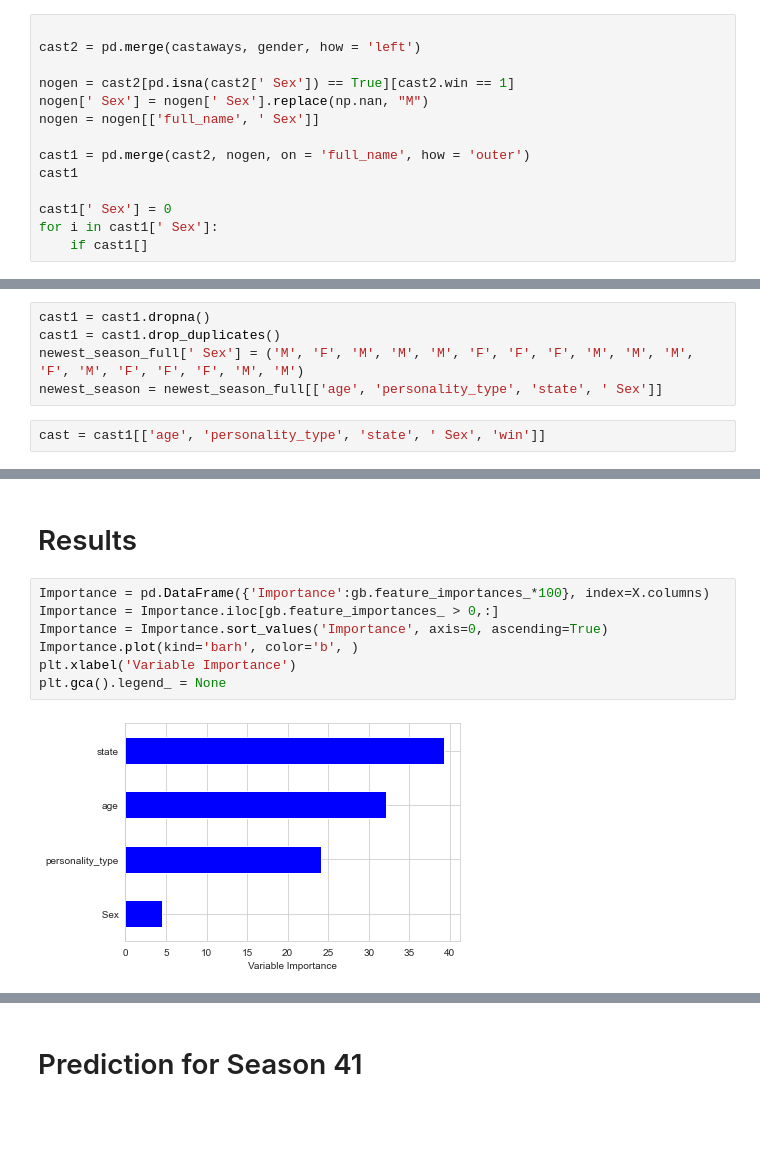
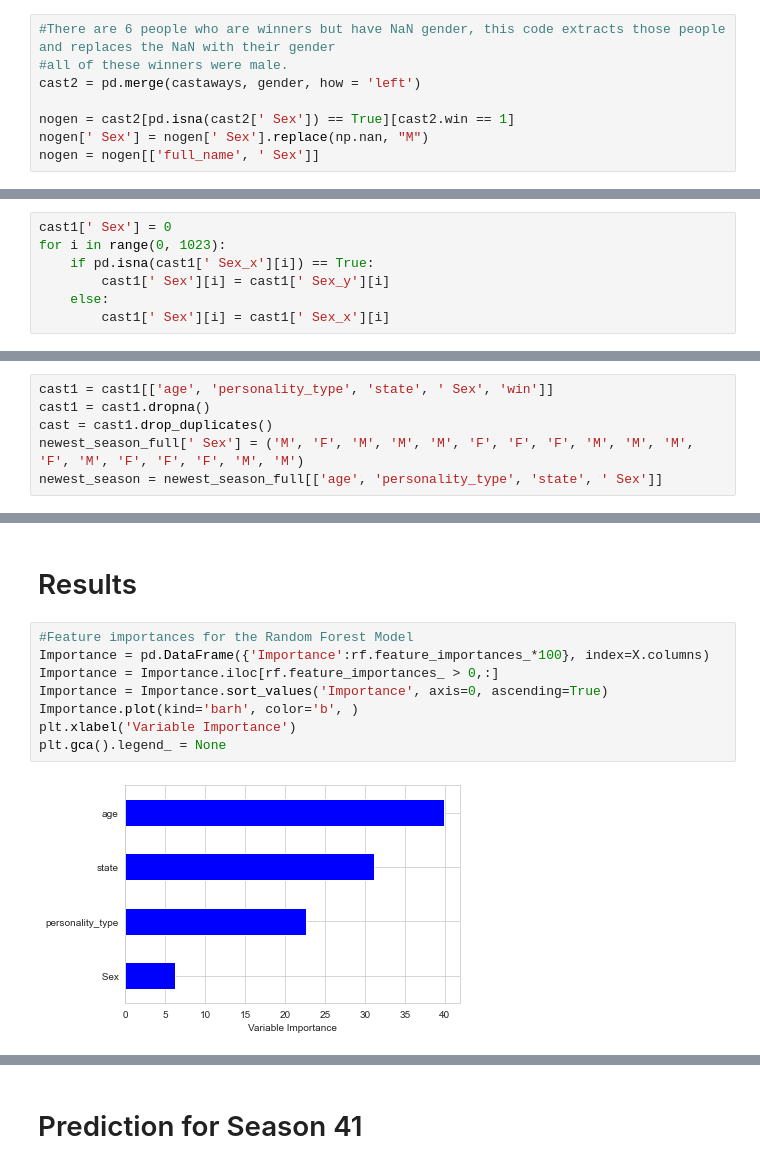
Before and after one commit to stat426-fall2021/classproject-front-row, a Jupyter notebook: front-row-project-data.ipynb, the cells around one changed output, grey strips where cells are left out. Drawn from its saved outputs; the diff is of its cells as text; blank space fills up the shorter version.

```diff
--- a/front-row-project-data.ipynb
+++ b/front-row-project-data.ipynb
@@ -32,14 +29,8 @@ castaways = castaways[['castaway_id','full_name', 'age', 'personality_type', 'st
 # %%
-
+#There are 6 people who are winners but have NaN gender, this code extracts those people and replaces the NaN with their gender
+#all of these winners were male.
 cast2 = pd.merge(castaways, gender, how = 'left')
 
 nogen = cast2[pd.isna(cast2[' Sex']) == True][cast2.win == 1]
 nogen[' Sex'] = nogen[' Sex'].replace(np.nan, "M")
 nogen = nogen[['full_name', ' Sex']]
-
-cast1 = pd.merge(cast2, nogen, on = 'full_name', how = 'outer')
-cast1
-
-cast1[' Sex'] = 0
-for i in cast1[' Sex']:
-    if cast1[]
@@ -59,0 +49,7 @@ for i in cast1[' Sex']:
+# %%
+cast1[' Sex'] = 0
+for i in range(0, 1023):
+    if pd.isna(cast1[' Sex_x'][i]) == True:
+        cast1[' Sex'][i] = cast1[' Sex_y'][i]
+    else:
+        cast1[' Sex'][i] = cast1[' Sex_x'][i]
@@ -60,8 +69,7 @@ for i in cast1[' Sex']:
 # %%
+cast1 = cast1[['age', 'personality_type', 'state', ' Sex', 'win']]
 cast1 = cast1.dropna()
-cast1 = cast1.drop_duplicates()
+cast = cast1.drop_duplicates()
 newest_season_full[' Sex'] = ('M', 'F', 'M', 'M', 'M', 'F', 'F', 'F', 'M', 'M', 'M', 'F', 'M', 'F', 'F', 'F', 'M', 'M')
 newest_season = newest_season_full[['age', 'personality_type', 'state', ' Sex']]
-# %%
-cast = cast1[['age', 'personality_type', 'state', ' Sex', 'win']]
 # %%
@@ -291,12 +297,13 @@ plt.legend()
 # %% [markdown]
 # Results
 # %%
-Importance = pd.DataFrame({'Importance':gb.feature_importances_*100}, index=X.columns)
-Importance = Importance.iloc[gb.feature_importances_ > 0,:]
+#Feature importances for the Random Forest Model
+Importance = pd.DataFrame({'Importance':rf.feature_importances_*100}, index=X.columns)
+Importance = Importance.iloc[rf.feature_importances_ > 0,:]
 Importance = Importance.sort_values('Importance', axis=0, ascending=True)
 Importance.plot(kind='barh', color='b', )
 plt.xlabel('Variable Importance')
 plt.gca().legend_ = None
 # %% [output]
-[figure, old version]
+[figure, new version]
 # %%
```
Also changed, not shown: parts of 23 cells of this notebook, 1 other file.
